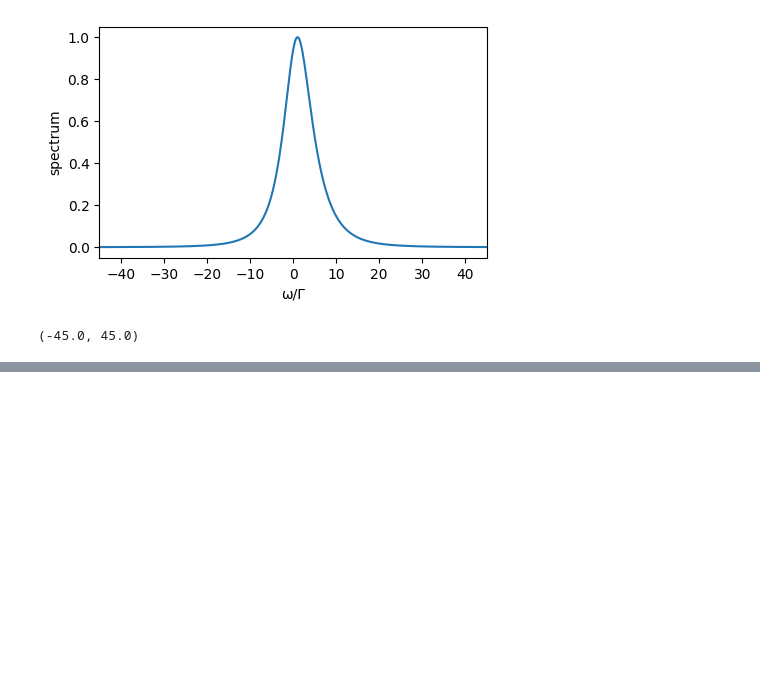
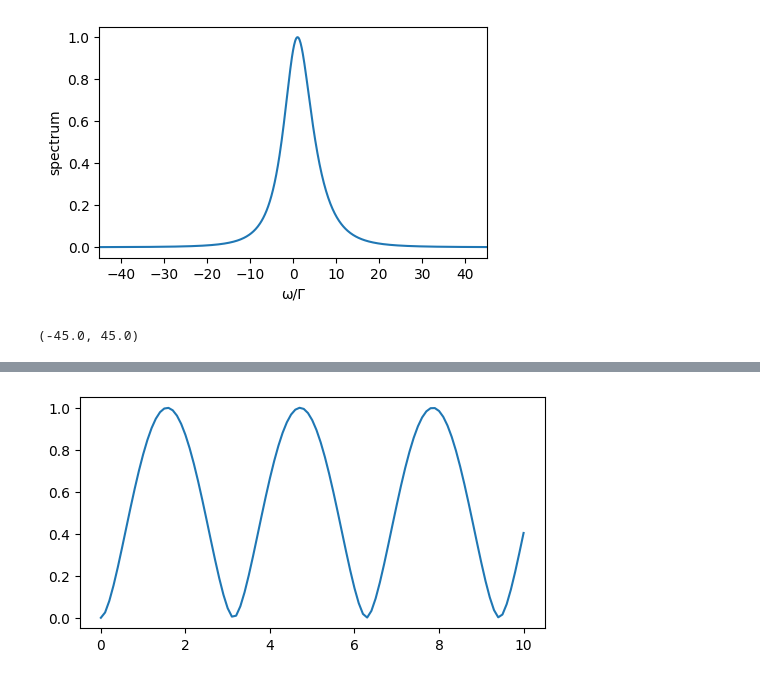
Before and after one commit to OJB-Quantum/Notebooks-for-Ideas, a Jupyter notebook: Julia_Quantum_Optics_+_Examples.ipynb, the cells around one changed output, grey strips where cells are left out. Drawn from its saved outputs; the diff is of its cells as text; code cells hidden in the pictures; blank space fills up the shorter version.

```diff
--- a/Julia_Quantum_Optics_+_Examples.ipynb
+++ b/Julia_Quantum_Optics_+_Examples.ipynb
@@ -302,0 +305,7 @@ xlim(xmin=-45, xmax=45)
+# %%
+using QuantumOptics
+using PyPlot
+
+# Parameters
+Ω = 0.5
+t = [0:0.1:10;]
@@ -302,0 +330,4 @@ xlim(xmin=-45, xmax=45)
+# %%
+# Hamiltonian
+b = SpinBasis(1//2)
+H = Ω*(sigmap(b) ⊗ sigmam(b) + sigmam(b) ⊗ sigmap(b))
@@ -302,0 +337,3 @@ xlim(xmin=-45, xmax=45)
+# %%
+ψ₀ = spindown(b) ⊗ spinup(b)
+tout, ψₜ = timeevolution.schroedinger(t, ψ₀, H)
@@ -302,0 +358,4 @@ xlim(xmin=-45, xmax=45)
+# %%
+# Reduced density matrix
+ρ_red = [ptrace(ψ ⊗ dagger(ψ), 1) for ψ=ψₜ]
+S = [entropy_vn(ρ)/log(2) for ρ=ρ_red]
@@ -302,0 +380,8 @@ xlim(xmin=-45, xmax=45)
+# %%
+figure(figsize=(6, 3))
+plot(tout, S)
+
+# Save with 300 DPI (although preview shown below will be a lower resolution)
+savefig("two qubit entanglement_300dpi.png", dpi=300)
+# %% [output]
+[figure, added]
```
Also changed, not shown: parts of 5 cells of this notebook.
